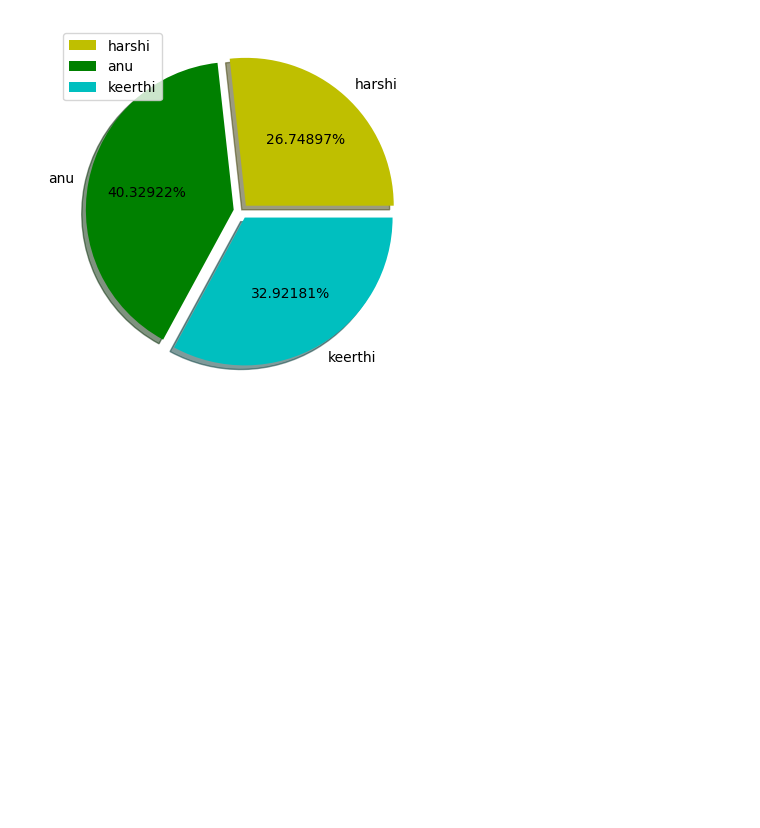
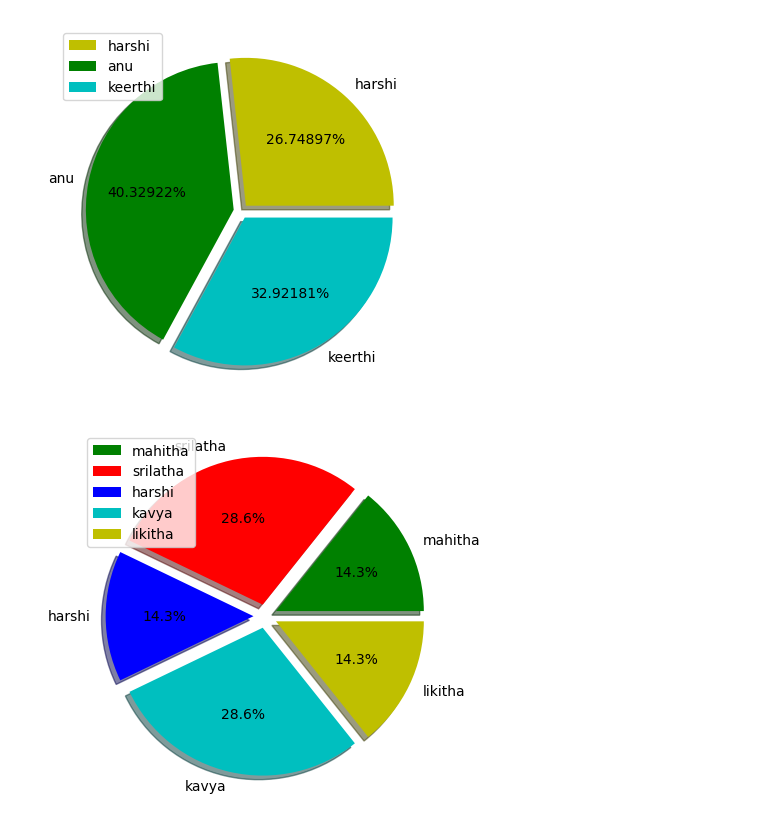
Before and after one commit to keerthimareedu3/keerthi, a Jupyter notebook: MATPLOTLIB.ipynb, the cells around one changed output. Saved outputs shown, nothing was run; the diff lists cells and outputs as text; code cells hidden in the pictures; blank space fills up the shorter version.

```diff
--- a/MATPLOTLIB.ipynb
+++ b/MATPLOTLIB.ipynb
@@ -163,3 +163,14 @@ plt.legend()
 plt.show()
 # %% [output]
 [figure]
+# %%
+import matplotlib.pyplot as plt
+student=["mahitha","srilatha","harshi","kavya","likitha"]
+values=[25,50,25,50,25]
+c=['g','r','b','c','y']
+plt.pie(values,labels=student,colors=c,shadow=True,explode=(0.08,0.08,0.08,0.08,0.08),autopct='%0.01f%%')
+plt.axis("off")
+plt.legend()
+plt.show()
+# %% [output]
+[figure, added]
```
Also changed, not shown: parts of 8 cells of this notebook.
